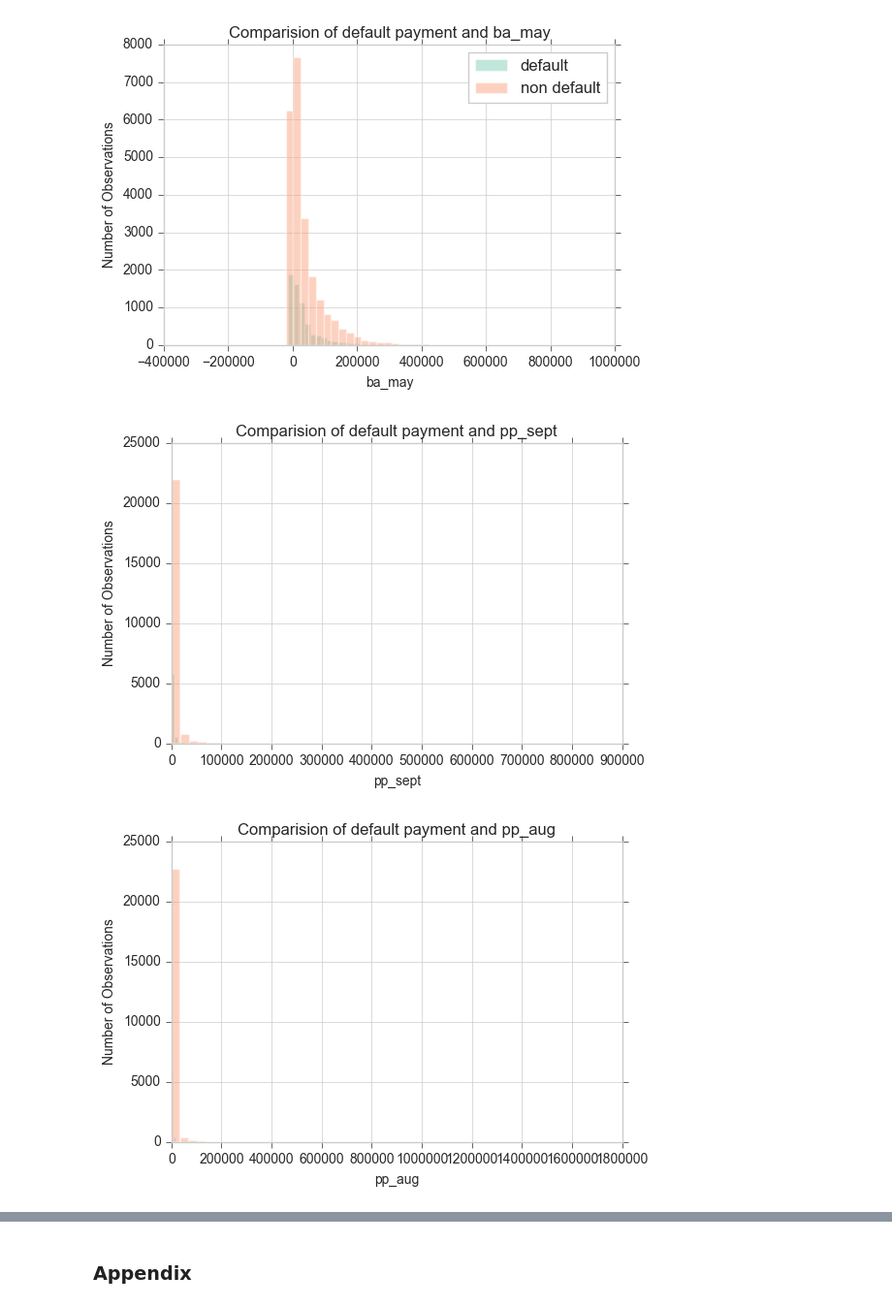
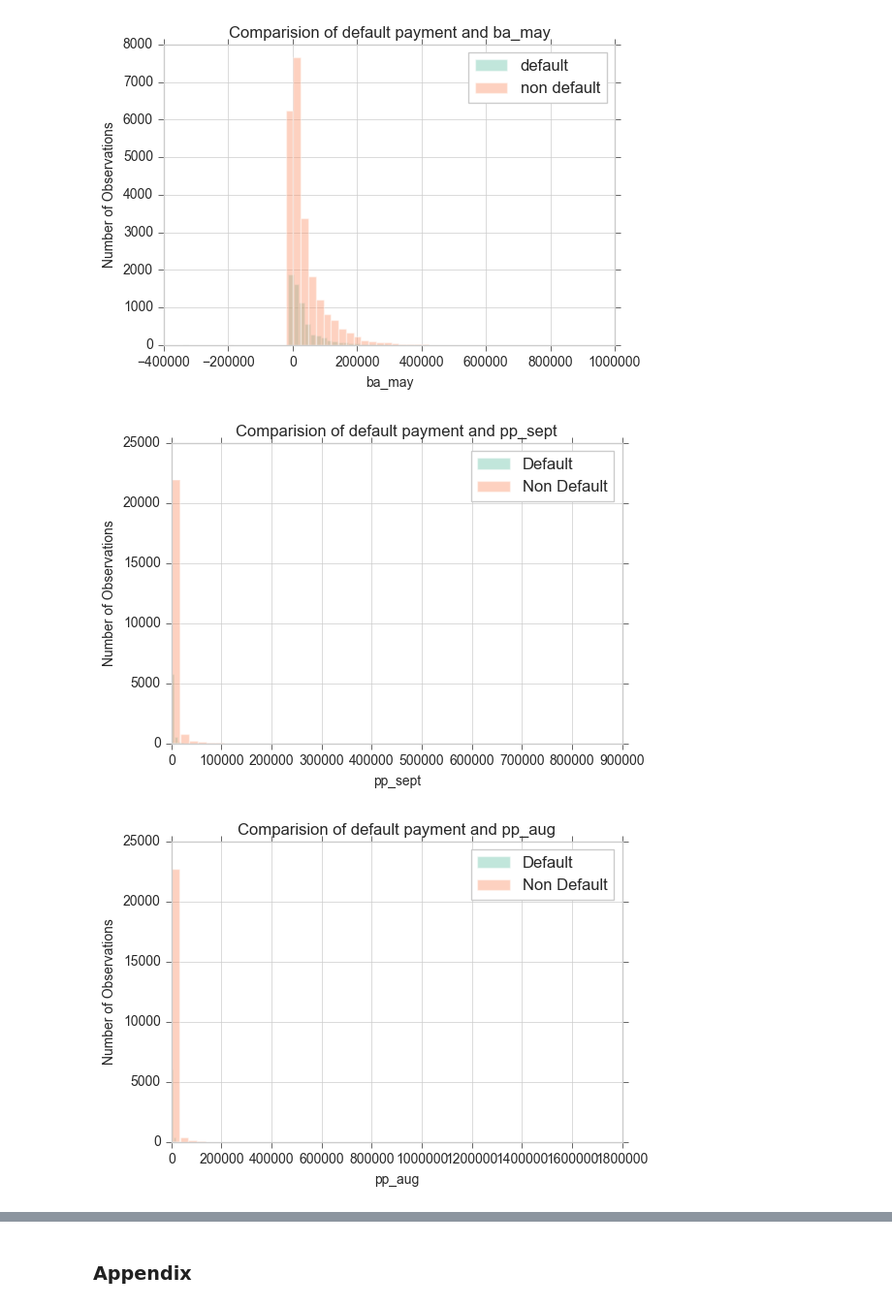
Before and after one commit to chapanerahd/Defualt_Credit_Card, a Jupyter notebook: EDA - Credit Card default.ipynb, the cells around one changed output, grey strips where cells are left out. Shown at 97% size. Drawn from its saved outputs; the diff is of its cells as text; code cells hidden in the pictures.

```diff
--- a/EDA - Credit Card default.ipynb
+++ b/EDA - Credit Card default.ipynb
@@ -117,13 +116,14 @@ for column in credit_data.columns[12:18]:
 # %%
 for column in credit_data.columns[18:24]:
     sns.distplot(a = eda_credit_data[column][eda_credit_data["defaultp_next_month"] == 1],
                  kde = False, norm_hist = False, label = "Default")
     sns.distplot(a = eda_credit_data[column][eda_credit_data["defaultp_next_month"] == 0],
-                 kde = False, norm_hist = False, label )
+                 kde = False, norm_hist = False, label = "Non Default")
     plt.xlabel(column)
     plt.ylabel('Number of Observations')
     plt.title("Comparision of default payment and " + column)
+    plt.legend()
     plt.show()
 # %% [output]
-[figure, old version]
+[figure, new version]
-[figure, old version]
+[figure, new version]
```
Also changed, not shown: parts of 8 cells of this notebook.
